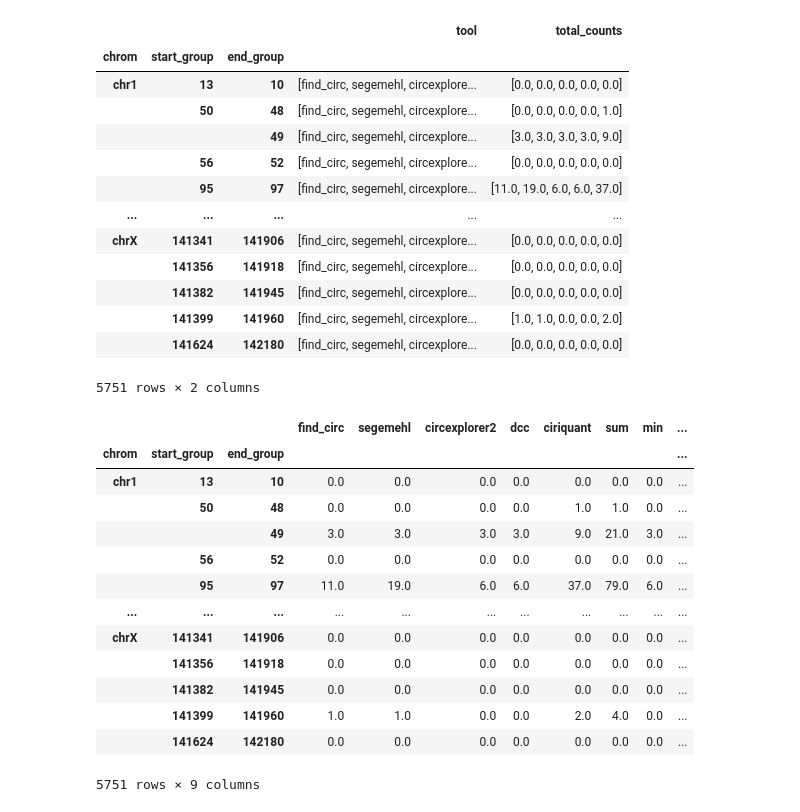
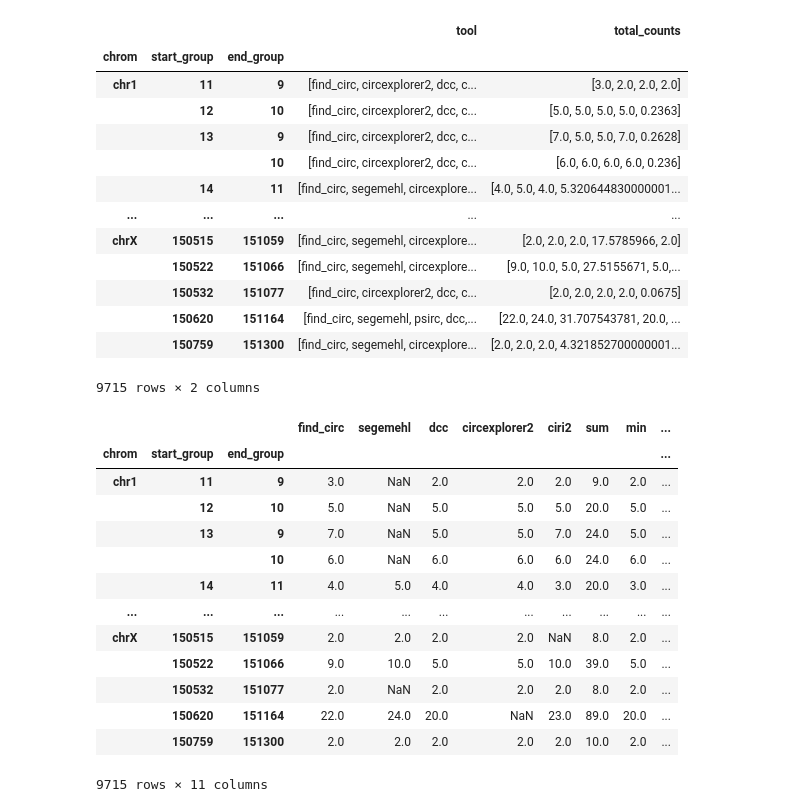
Before and after one commit to nictru/bsc-thesis, a Jupyter notebook: data/quantification.ipynb, the cells around one changed output. Saved outputs shown, nothing was run; the diff lists cells and outputs as text; code cells hidden in the pictures.

```diff
--- a/data/quantification.ipynb
+++ b/data/quantification.ipynb
@@ -5,7 +5,8 @@ import seaborn as sns
 import matplotlib.pyplot as plt
 import marsilea as ma
 # %%
-TOOL_DIR = "tools"
+DETECTION_DIR = "detection"
+QUANTIFICATION_DIR = "quantification"
 OUT_DIR = "../chapters/4_results_and_discussion/figures/quantification"
-tools = [tool_csv[:-4] for tool_csv in os.listdir(TOOL_DIR)]
-tools
+detection_tools = [tool_csv[:-4] for tool_csv in os.listdir(DETECTION_DIR)]
+quantification_tools = [tool_csv[:-4] for tool_csv in os.listdir(QUANTIFICATION_DIR)]
@@ -79,52 +84,54 @@ df_grouped = df_diff.groupby(["chrom", "start_group", "end_group"]).agg({
     "total_counts": list
 })
 
-df_grouped = df_grouped[df_grouped["tool"].apply(lambda x: len(set(x))) == 5]
+df_grouped = df_grouped[df_grouped["tool"].apply(lambda x: len(set([t for t in x if t in detection_tools]))) >= 4]
 df_grouped
 # %% [output]
 |  |  |  | tool | total_counts |
 | chrom | start_group | end_group |  |  |
-| chr1 | 13 | 10 | [find_circ, segemehl, circexplore... | [0.0, 0.0, 0.0, 0.0, 0.0] |
-|  | 50 | 48 | [find_circ, segemehl, circexplore... | [0.0, 0.0, 0.0, 0.0, 1.0] |
-|  |  | 49 | [find_circ, segemehl, circexplore... | [3.0, 3.0, 3.0, 3.0, 9.0] |
-|  | 56 | 52 | [find_circ, segemehl, circexplore... | [0.0, 0.0, 0.0, 0.0, 0.0] |
-|  | 95 | 97 | [find_circ, segemehl, circexplore... | [11.0, 19.0, 6.0, 6.0, 37.0] |
+| chr1 | 11 | 9 | [find_circ, circexplorer2, dcc, c... | [3.0, 2.0, 2.0, 2.0] |
+|  | 12 | 10 | [find_circ, circexplorer2, dcc, c... | [5.0, 5.0, 5.0, 5.0, 0.2363] |
+|  | 13 | 9 | [find_circ, circexplorer2, dcc, c... | [7.0, 5.0, 5.0, 7.0, 0.2628] |
+|  |  | 10 | [find_circ, circexplorer2, dcc, c... | [6.0, 6.0, 6.0, 6.0, 0.236] |
+|  | 14 | 11 | [find_circ, segemehl, circexplore... | [4.0, 5.0, 4.0, 5.320644830000001... |
 | ... | ... | ... | ... | ... |
-| chrX | 141341 | 141906 | [find_circ, segemehl, circexplore... | [0.0, 0.0, 0.0, 0.0, 0.0] |
-|  | 141356 | 141918 | [find_circ, segemehl, circexplore... | [0.0, 0.0, 0.0, 0.0, 0.0] |
-|  | 141382 | 141945 | [find_circ, segemehl, circexplore... | [0.0, 0.0, 0.0, 0.0, 0.0] |
-|  | 141399 | 141960 | [find_circ, segemehl, circexplore... | [1.0, 1.0, 0.0, 0.0, 2.0] |
-|  | 141624 | 142180 | [find_circ, segemehl, circexplore... | [0.0, 0.0, 0.0, 0.0, 0.0] |
+| chrX | 150515 | 151059 | [find_circ, segemehl, circexplore... | [2.0, 2.0, 2.0, 17.5785966, 2.0] |
+|  | 150522 | 151066 | [find_circ, segemehl, circexplore... | [9.0, 10.0, 5.0, 27.5155671, 5.0,... |
+|  | 150532 | 151077 | [find_circ, circexplorer2, dcc, c... | [2.0, 2.0, 2.0, 2.0, 0.0675] |
+|  | 150620 | 151164 | [find_circ, segemehl, psirc, dcc,... | [22.0, 24.0, 31.707543781, 20.0, ... |
+|  | 150759 | 151300 | [find_circ, segemehl, circexplore... | [2.0, 2.0, 2.0, 4.321852700000001... |
-5751 rows × 2 columns
+9715 rows × 2 columns
 # %%
 df_grouped["count_dict"] = df_grouped.apply(lambda row: dict(zip(row["tool"], row["total_counts"])), axis=1)
 df_grouped.drop(columns=["tool", "total_counts"], inplace=True)
 
 # Explode the count_dict
 df_grouped = df_grouped["count_dict"].apply(pd.Series)
+df_detection = df_grouped[detection_tools]
+df_quantification = df_grouped[quantification_tools]
 df_agg = pd.DataFrame(index=df_grouped.index)
-df_agg["sum"]    = df_grouped.sum(axis=1)
-df_agg["min"]    = df_grouped.min(axis=1)
-df_agg["max"]    = df_grouped.max(axis=1)
-df_agg["median"] = df_grouped.median(axis=1)
+df_agg["sum"]    = df_detection.sum(axis=1)
+df_agg["min"]    = df_detection.min(axis=1)
+df_agg["max"]    = df_detection.max(axis=1)
+df_agg["median"] = df_detection.median(axis=1)
 
-df_plot = pd.concat([df_grouped, df_agg], axis=1)
+df_plot = pd.concat([df_detection, df_agg, df_quantification], axis=1)
 df_plot
 # %% [output]
-|  |  |  | find_circ | segemehl | circexplorer2 | dcc | ciriquant | sum | min | ... |
+|  |  |  | find_circ | segemehl | dcc | circexplorer2 | ciri2 | sum | min | ... |
 | chrom | start_group | end_group |  |  |  |  |  |  |  | ... |
-| chr1 | 13 | 10 | 0.0 | 0.0 | 0.0 | 0.0 | 0.0 | 0.0 | 0.0 | ... |
-|  | 50 | 48 | 0.0 | 0.0 | 0.0 | 0.0 | 1.0 | 1.0 | 0.0 | ... |
-|  |  | 49 | 3.0 | 3.0 | 3.0 | 3.0 | 9.0 | 21.0 | 3.0 | ... |
-|  | 56 | 52 | 0.0 | 0.0 | 0.0 | 0.0 | 0.0 | 0.0 | 0.0 | ... |
-|  | 95 | 97 | 11.0 | 19.0 | 6.0 | 6.0 | 37.0 | 79.0 | 6.0 | ... |
+| chr1 | 11 | 9 | 3.0 | NaN | 2.0 | 2.0 | 2.0 | 9.0 | 2.0 | ... |
+|  | 12 | 10 | 5.0 | NaN | 5.0 | 5.0 | 5.0 | 20.0 | 5.0 | ... |
+|  | 13 | 9 | 7.0 | NaN | 5.0 | 5.0 | 7.0 | 24.0 | 5.0 | ... |
+|  |  | 10 | 6.0 | NaN | 6.0 | 6.0 | 6.0 | 24.0 | 6.0 | ... |
+|  | 14 | 11 | 4.0 | 5.0 | 4.0 | 4.0 | 3.0 | 20.0 | 3.0 | ... |
 | ... | ... | ... | ... | ... | ... | ... | ... | ... | ... | ... |
-| chrX | 141341 | 141906 | 0.0 | 0.0 | 0.0 | 0.0 | 0.0 | 0.0 | 0.0 | ... |
-|  | 141356 | 141918 | 0.0 | 0.0 | 0.0 | 0.0 | 0.0 | 0.0 | 0.0 | ... |
-|  | 141382 | 141945 | 0.0 | 0.0 | 0.0 | 0.0 | 0.0 | 0.0 | 0.0 | ... |
-|  | 141399 | 141960 | 1.0 | 1.0 | 0.0 | 0.0 | 2.0 | 4.0 | 0.0 | ... |
-|  | 141624 | 142180 | 0.0 | 0.0 | 0.0 | 0.0 | 0.0 | 0.0 | 0.0 | ... |
+| chrX | 150515 | 151059 | 2.0 | 2.0 | 2.0 | 2.0 | NaN | 8.0 | 2.0 | ... |
+|  | 150522 | 151066 | 9.0 | 10.0 | 5.0 | 5.0 | 10.0 | 39.0 | 5.0 | ... |
+|  | 150532 | 151077 | 2.0 | NaN | 2.0 | 2.0 | 2.0 | 8.0 | 2.0 | ... |
+|  | 150620 | 151164 | 22.0 | 24.0 | 20.0 | NaN | 23.0 | 89.0 | 20.0 | ... |
+|  | 150759 | 151300 | 2.0 | 2.0 | 2.0 | 2.0 | 2.0 | 10.0 | 2.0 | ... |
-5751 rows × 9 columns
+9715 rows × 11 columns
 # %%
 # Calculate the correlation matrix
 corr = df_plot.corr()
```
Also changed, not shown: parts of 6 cells of this notebook, 34 other files.
